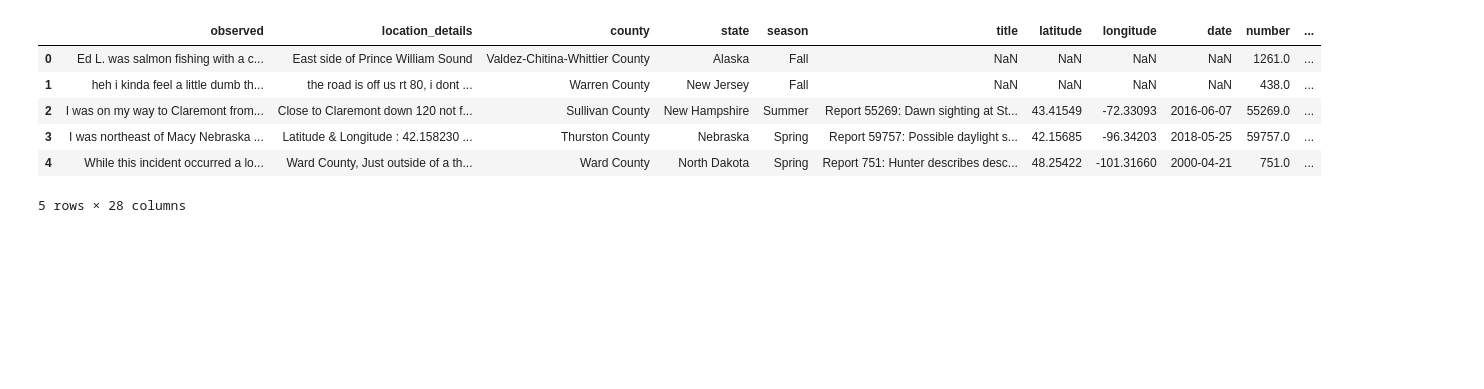
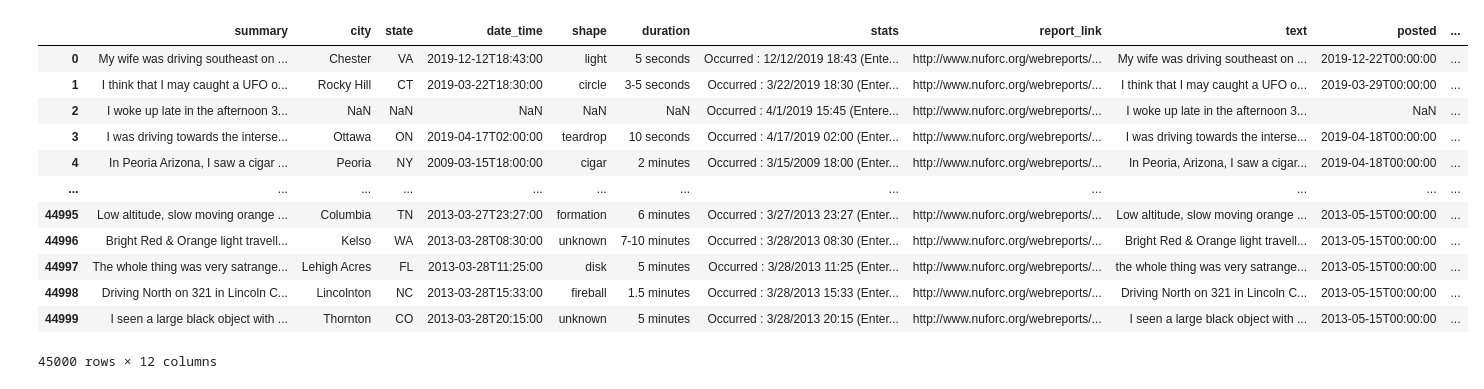
Before and after one commit to Ashlander0/Mapping-The-Truth, a Jupyter notebook: static/jsonifier.ipynb, the cells around one changed output. Drawn from its saved outputs; the diff is of its cells as text; code cells hidden in the pictures; blank space fills up the shorter version.

```diff
--- a/static/jsonifier.ipynb
+++ b/static/jsonifier.ipynb
@@ -1,21 +1,27 @@
 # %%
 import json
 import pandas as pd
 
-file = 'Bigfoot'
+file = 'aliens-1'
 filepath = f'../Data/{file}.csv'
 
 data = pd.read_csv(filepath)
 
-data.head()
+data
 # %% [output]
-|  | observed | location_details | county | state | season | title | latitude | longitude | date | number | ... |
-| 0 | Ed L. was salmon fishing with a c... | East side of Prince William Sound | Valdez-Chitina-Whittier County | Alaska | Fall | NaN | NaN | NaN | NaN | 1261.0 | ... |
-| 1 | heh i kinda feel a little dumb th... | the road is off us rt 80, i dont ... | Warren County | New Jersey | Fall | NaN | NaN | NaN | NaN | 438.0 | ... |
-| 2 | I was on my way to Claremont from... | Close to Claremont down 120 not f... | Sullivan County | New Hampshire | Summer | Report 55269: Dawn sighting at St... | 43.41549 | -72.33093 | 2016-06-07 | 55269.0 | ... |
-| 3 | I was northeast of Macy Nebraska ... | Latitude & Longitude : 42.158230 ... | Thurston County | Nebraska | Spring | Report 59757: Possible daylight s... | 42.15685 | -96.34203 | 2018-05-25 | 59757.0 | ... |
-| 4 | While this incident occurred a lo... | Ward County, Just outside of a th... | Ward County | North Dakota | Spring | Report 751: Hunter describes desc... | 48.25422 | -101.31660 | 2000-04-21 | 751.0 | ... |
+|  | summary | city | state | date_time | shape | duration | stats | report_link | text | posted | ... |
+| 0 | My wife was driving southeast on ... | Chester | VA | 2019-12-12T18:43:00 | light | 5 seconds | Occurred : 12/12/2019 18:43 (Ente... | http://www.nuforc.org/webreports/... | My wife was driving southeast on ... | 2019-12-22T00:00:00 | ... |
+| 1 | I think that I may caught a UFO o... | Rocky Hill | CT | 2019-03-22T18:30:00 | circle | 3-5 seconds | Occurred : 3/22/2019 18:30 (Enter... | http://www.nuforc.org/webreports/... | I think that I may caught a UFO o... | 2019-03-29T00:00:00 | ... |
+| 2 | I woke up late in the afternoon 3... | NaN | NaN | NaN | NaN | NaN | Occurred : 4/1/2019 15:45 (Entere... | http://www.nuforc.org/webreports/... | I woke up late in the afternoon 3... | NaN | ... |
+| 3 | I was driving towards the interse... | Ottawa | ON | 2019-04-17T02:00:00 | teardrop | 10 seconds | Occurred : 4/17/2019 02:00 (Enter... | http://www.nuforc.org/webreports/... | I was driving towards the interse... | 2019-04-18T00:00:00 | ... |
+| 4 | In Peoria Arizona, I saw a cigar ... | Peoria | NY | 2009-03-15T18:00:00 | cigar | 2 minutes | Occurred : 3/15/2009 18:00 (Enter... | http://www.nuforc.org/webreports/... | In Peoria, Arizona, I saw a cigar... | 2019-04-18T00:00:00 | ... |
+| ... | ... | ... | ... | ... | ... | ... | ... | ... | ... | ... | ... |
+| 44995 | Low altitude, slow moving orange ... | Columbia | TN | 2013-03-27T23:27:00 | formation | 6 minutes | Occurred : 3/27/2013 23:27 (Enter... | http://www.nuforc.org/webreports/... | Low altitude, slow moving orange ... | 2013-05-15T00:00:00 | ... |
+| 44996 | Bright Red & Orange light travell... | Kelso | WA | 2013-03-28T08:30:00 | unknown | 7-10 minutes | Occurred : 3/28/2013 08:30 (Enter... | http://www.nuforc.org/webreports/... | Bright Red & Orange light travell... | 2013-05-15T00:00:00 | ... |
+| 44997 | The whole thing was very satrange... | Lehigh Acres | FL | 2013-03-28T11:25:00 | disk | 5 minutes | Occurred : 3/28/2013 11:25 (Enter... | http://www.nuforc.org/webreports/... | the whole thing was very satrange... | 2013-05-15T00:00:00 | ... |
+| 44998 | Driving North on 321 in Lincoln C... | Lincolnton | NC | 2013-03-28T15:33:00 | fireball | 1.5 minutes | Occurred : 3/28/2013 15:33 (Enter... | http://www.nuforc.org/webreports/... | Driving North on 321 in Lincoln C... | 2013-05-15T00:00:00 | ... |
+| 44999 | I seen a large black object with ... | Thornton | CO | 2013-03-28T20:15:00 | unknown | 5 minutes | Occurred : 3/28/2013 20:15 (Enter... | http://www.nuforc.org/webreports/... | I seen a large black object with ... | 2013-05-15T00:00:00 | ... |
-5 rows × 28 columns
+45000 rows × 12 columns
 # %%
 cleandata = data.dropna()
 cleandata = cleandata.reset_index()
```
Also changed, not shown: parts of 4 cells of this notebook, 2 other files.
